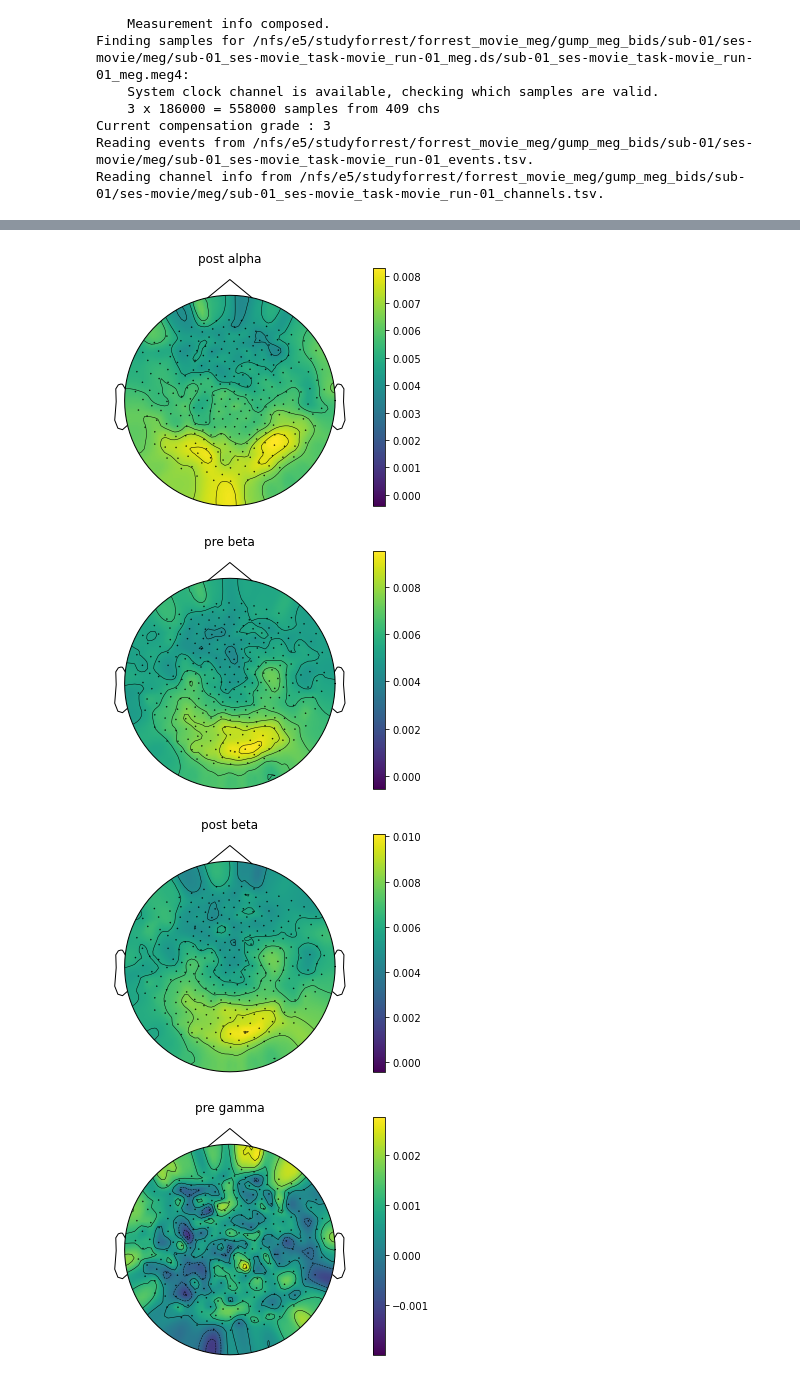
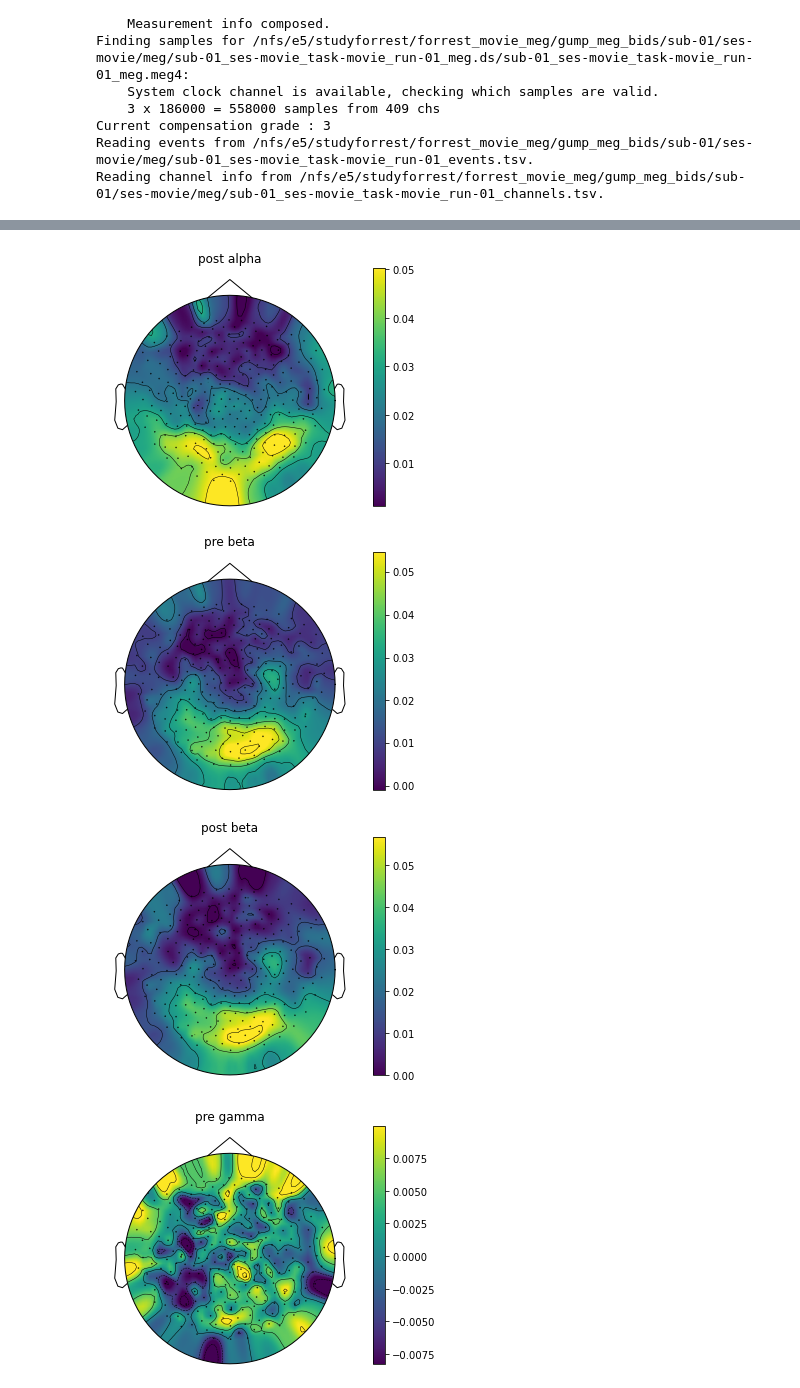
Before and after one commit to BNUCNL/MEG_Gump, a Jupyter notebook: tech_val/06_plot_ISC_figure.ipynb, the cells around one changed output, grey strips where cells are left out. Saved outputs shown, nothing was run; the diff lists cells and outputs as text; code cells hidden in the pictures.

```diff
--- a/tech_val/06_plot_ISC_figure.ipynb
+++ b/tech_val/06_plot_ISC_figure.ipynb
@@ -57,7 +29,7 @@ def plot_topomap(val, meg_layout, title=None):
 # %%
 # load data
-bandISC_pre = pd.read_pickle(pjoin(results_pth, 'bandISC_pre.pickle'))
-bandISC_post = pd.read_pickle(pjoin(results_pth, 'bandISC_post.pickle'))
+bandISC_pre = pd.read_pickle(pjoin(results_pth, 'bandISC_leave1out_pre.pickle'))
+bandISC_post = pd.read_pickle(pjoin(results_pth, 'bandISC_leave1out_post.pickle'))
 # %%
 # extract layout
 sub_path = BIDSPath(subject='01', run='01', task='movie', session='movie', root='/nfs/e5/studyforrest/forrest_movie_meg/gump_meg_bids')
@@ -90,14 +62,44 @@ Finding samples for /nfs/e5/studyforrest/forrest_movie_meg/gump_meg_bids/sub-01/
 Current compensation grade : 3
 Reading events from /nfs/e5/studyforrest/forrest_movie_meg/gump_meg_bids/sub-01/ses-movie/meg/sub-01_ses-movie_task-movie_run-01_events.tsv.
 Reading channel info from /nfs/e5/studyforrest/forrest_movie_meg/gump_meg_bids/sub-01/ses-movie/meg/sub-01_ses-movie_task-movie_run-01_channels.tsv.
+# %%
+def plot_topomap(val, meg_layout, title=None):
+    """
+    input params: val: [n_chn(272), 1]
+                  meg_layout: mne Layout instance
+                  title: str, title for plot, default to None
+    """
+
+    pos = meg_layout.pos[:,:2]
+    x_min = np.min(pos[:,0])
+    x_max = np.max(pos[:,0])
+    y_min = np.min(pos[:,1])
+    y_max = np.max(pos[:,1])
+    center_x = (x_min + x_max)/2
+    center_y = (y_min + y_max)/2
+    layout_pos = np.zeros(pos.shape)
+    for i, coor in enumerate(pos):
+        layout_pos[i,0] = coor[0] - center_x
+        layout_pos[i,1] = coor[1] - center_y
+
+    vmin=np.percentile(val, 2)
+    vmax=np.percentile(val, 98)
+    fig = plt.figure()
+    if title is not None:
+        plt.title(title)
+    norm = colors.Normalize(vmin=vmin, vmax=vmax)
+    plt.colorbar(cm.ScalarMappable(norm=norm, cmap='viridis'))
+    mne.viz.plot_topomap(val, layout_pos, vmin=vmin, vmax=vmax, cmap='viridis', sphere=np.array([0,0,0,0.5]))
+
+    return fig
 # %%
 bandISC_dir = pjoin(results_pth, 'bandISC')
 if os.path.exists(bandISC_dir) is False:
     os.mkdir(bandISC_dir)
 
-for band in band_names:
-    fig = plot_topomap(np.mean(np.mean(np.mean(bandISC_pre[band], axis=1), axis=1),axis=0), meg_layout, title=f'pre {band}')
+for band in bandISC_pre.keys():
+    fig = plot_topomap(bandISC_pre[band].mean((0,1)), meg_layout, title=f'pre {band}')
     fig.savefig(pjoin(bandISC_dir, f'pre {band}.png'))
-    fig = plot_topomap(np.mean(np.mean(np.mean(bandISC_post[band], axis=1), axis=1),axis=0), meg_layout, title=f'post {band}')
+    fig = plot_topomap(bandISC_post[band].mean((0,1)), meg_layout, title=f'post {band}')
     fig.savefig(pjoin(bandISC_dir, f'post {band}.png'))
 # %% [output]
@@ -109,4 +111,4 @@ for band in band_names:
-[figure, old version]
+[figure, new version]
-[figure, old version]
+[figure, new version]
-[figure, old version]
+[figure, new version]
-[figure, old version]
+[figure, new version]
```
Also changed, not shown: parts of 3 cells of this notebook, 5 other files.
